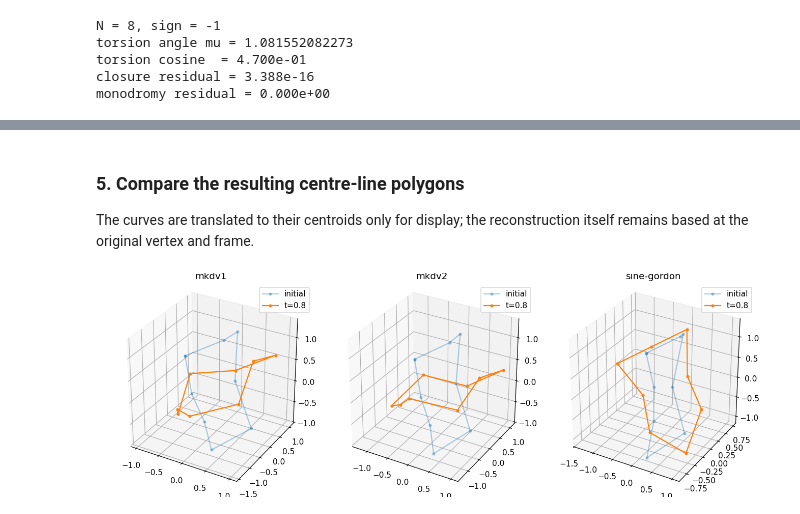
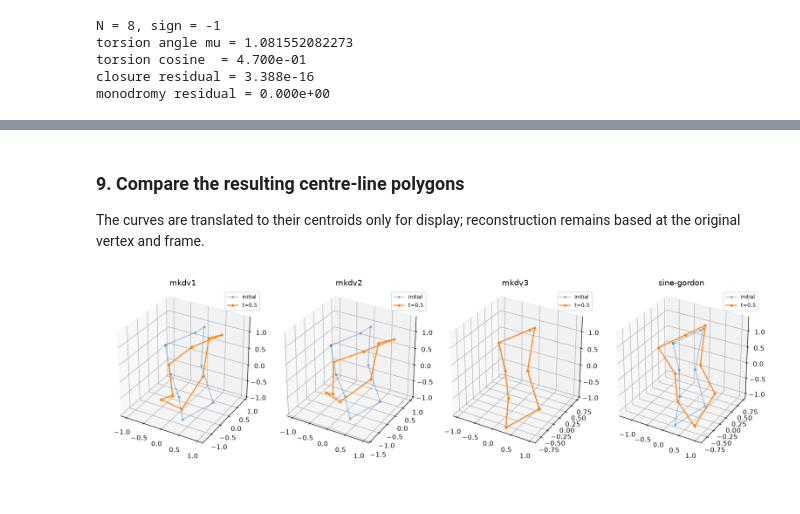
Before and after one commit to shizuo-kaji/Kaleidocycle, a Jupyter notebook: python/notebooks/IntegrableDeformations.ipynb, the cells around one changed output, grey strips where cells are left out. Saved outputs shown, nothing was run; the diff lists cells and outputs as text; code cells hidden in the pictures.

```diff
--- a/python/notebooks/IntegrableDeformations.ipynb
+++ b/python/notebooks/IntegrableDeformations.ipynb
@@ -61,6 +177,6 @@ DOP853 is used with tight tolerances. Each sampled curvature vector is reconstru
 # %%
-times = np.linspace(0.0, 0.8, 81)
-flow_names = ("mkdv1", "mkdv2", "sine-gordon")
+times = np.linspace(0.0, 0.5, 51)
+flow_names = ("mkdv1", "mkdv2", "mkdv3", "sine-gordon")
 evolutions = {
     name: integrate_curvature_flow(
         initial.curvatures,
@@ -110,11 +244,0 @@ sine-gordon  E1 drift=1.05e-10  E2 drift=1.37e-10  max closure=4.19e-10  max mon
-# %%
-fig, axes = plt.subplots(1, 2, figsize=(11, 4))
-for name, evolution in evolutions.items():
-    axes[0].plot(times, evolution.first_hamiltonian - evolution.first_hamiltonian[0], label=name)
-    axes[1].plot(times, evolution.second_hamiltonian - evolution.second_hamiltonian[0], label=name)
-axes[0].set(title="First Hamiltonian drift", xlabel="time", ylabel=r"$E_1(t)-E_1(0)$")
-axes[1].set(title="Second Hamiltonian drift", xlabel="time", ylabel=r"$E_2(t)-E_2(0)$")
-for axis in axes:
-    axis.grid(alpha=0.3)
-    axis.legend()
-fig.tight_layout()
@@ -160,21 +624,21 @@ X2 - lambda X1: 6.526e-07
 # %% [markdown]
-### 5. Compare the resulting centre-line polygons
+### 9. Compare the resulting centre-line polygons
 
-The curves are translated to their centroids only for display; the reconstruction itself remains based at the original vertex and frame.
+The curves are translated to their centroids only for display; reconstruction remains based at the original vertex and frame.
 # %%
-fig = plt.figure(figsize=(12, 4))
+fig = plt.figure(figsize=(14, 4))
 for column, name in enumerate(flow_names, start=1):
-    axis = fig.add_subplot(1, 3, column, projection="3d")
+    axis = fig.add_subplot(1, len(flow_names), column, projection="3d")
     final = evolutions[name].configuration(-1)
     for vertices, label, alpha in (
         (initial.vertices, "initial", 0.35),
-        (final.vertices, "t=0.8", 1.0),
+        (final.vertices, f"t={times[-1]:.1f}", 1.0),
     ):
         centered = vertices - vertices[:-1].mean(axis=0)
         axis.plot(*centered.T, marker="o", markersize=3, alpha=alpha, label=label)
     axis.set_title(name)
     axis.set_box_aspect((1, 1, 1))
-    axis.legend()
+    axis.legend(fontsize=8)
 fig.tight_layout()
 # %% [output]
-[figure, old version]
+[figure, new version]
```
Also changed, not shown: parts of 29 cells of this notebook, 43 other files.
